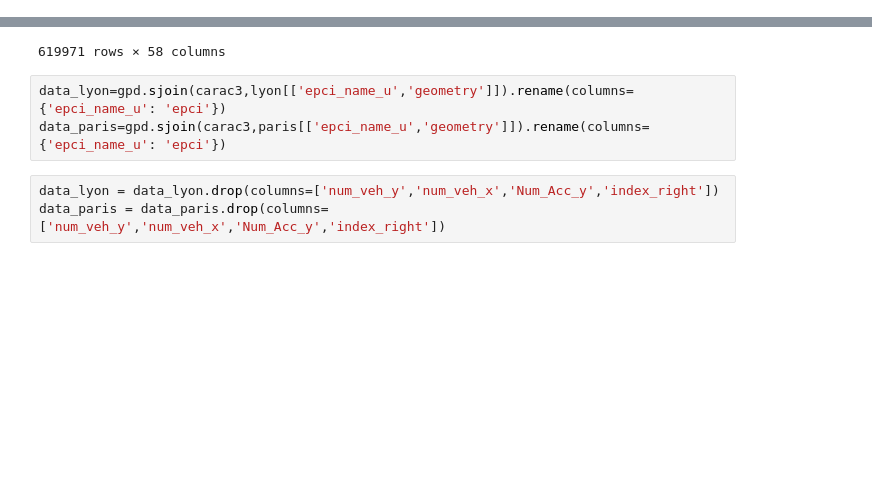
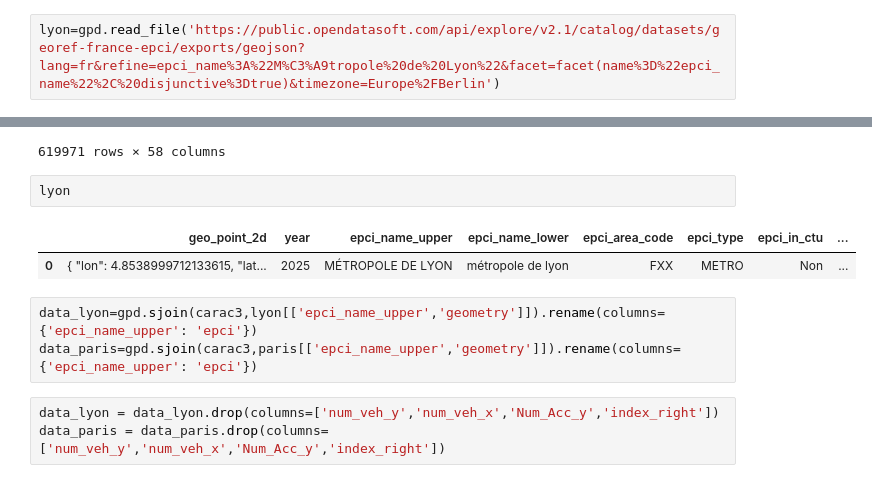
Before and after one commit to martin1207/modeling-mmv-severity, a Jupyter notebook: loading_and_cleaning_data.ipynb, the cells around one changed output, grey strips where cells are left out. Saved outputs shown, nothing was run; the diff lists cells and outputs as text; blank space fills up the shorter version.

```diff
--- a/loading_and_cleaning_data.ipynb
+++ b/loading_and_cleaning_data.ipynb
@@ -52,0 +34,2 @@ Skipping field epci_name: unsupported OGR type: 5
+# %%
+lyon=gpd.read_file('https://public.opendatasoft.com/api/explore/v2.1/catalog/datasets/georef-france-epci/exports/geojson?lang=fr&refine=epci_name%3A%22M%C3%A9tropole%20de%20Lyon%22&facet=facet(name%3D%22epci_name%22%2C%20disjunctive%3Dtrue)&timezone=Europe%2FBerlin')
@@ -113,9 +102,14 @@ carac3
 | 619969 | 2.023001e+11 | 20 | 10 | 2023 | 16:30 | 1 | 69 | 69387 | 2 | 1 | ... | ... |
 | 619970 | 2.023001e+11 | 20 | 10 | 2023 | 16:30 | 1 | 69 | 69387 | 2 | 1 | ... | ... |
 619971 rows × 58 columns
+# %%
+lyon
+# %% [output]
+|  | geo_point_2d | year | epci_name_upper | epci_name_lower | epci_area_code | epci_type | epci_in_ctu | ... |
+| 0 | { "lon": 4.8538999712133615, "lat... | 2025 | MÉTROPOLE DE LYON | métropole de lyon | FXX | METRO | Non | ... |
 # %%
-data_lyon=gpd.sjoin(carac3,lyon[['epci_name_u','geometry']]).rename(columns={'epci_name_u': 'epci'})
-data_paris=gpd.sjoin(carac3,paris[['epci_name_u','geometry']]).rename(columns={'epci_name_u': 'epci'})
+data_lyon=gpd.sjoin(carac3,lyon[['epci_name_upper','geometry']]).rename(columns={'epci_name_upper': 'epci'})
+data_paris=gpd.sjoin(carac3,paris[['epci_name_upper','geometry']]).rename(columns={'epci_name_upper': 'epci'})
 # %%
 data_lyon = data_lyon.drop(columns=['num_veh_y','num_veh_x','Num_Acc_y','index_right'])
 data_paris = data_paris.drop(columns=['num_veh_y','num_veh_x','Num_Acc_y','index_right'])
```
Also changed, not shown: parts of 23 cells of this notebook.
